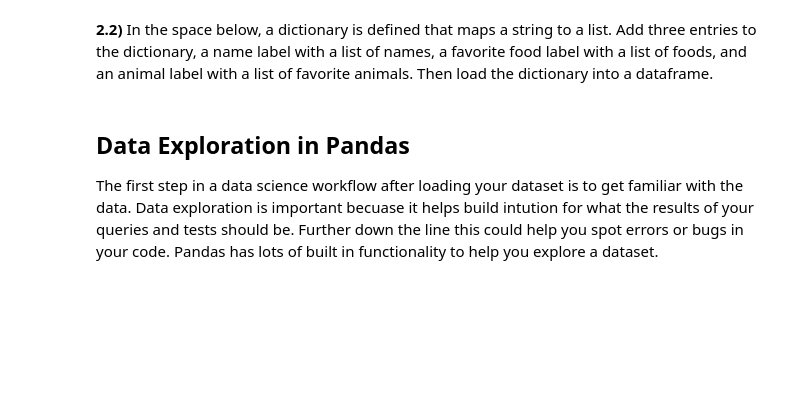
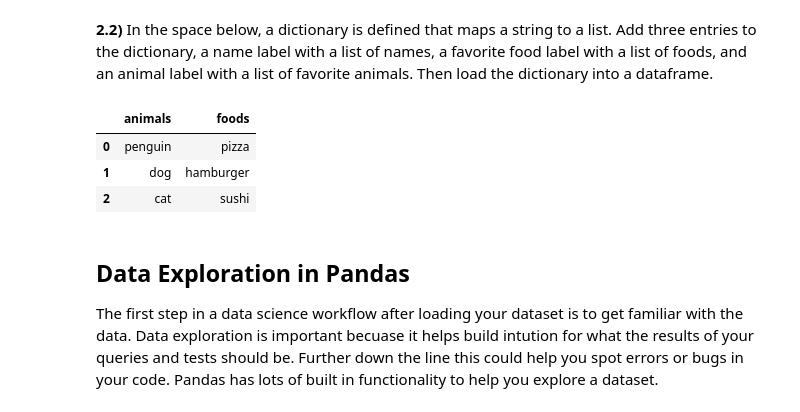
Before and after one commit to mdavis31/bigdata, a Jupyter notebook: week2_intro_to_pandas.ipynb, the cells around one changed output. Saved outputs shown, nothing was run; the diff lists cells and outputs as text; code cells hidden in the pictures; blank space fills up the shorter version.

```diff
--- a/week2_intro_to_pandas.ipynb
+++ b/week2_intro_to_pandas.ipynb
@@ -128,3 +146,15 @@ favs_dict = {}
+# %%
+favs_dict = {
+    'animals': ['penguin', 'dog', 'cat'],
+    'foods': ['pizza', 'hamburger', 'sushi']
+}
+
+pd.DataFrame (favs_dict)
+# %% [output]
+|  | animals | foods |
+| 0 | penguin | pizza |
+| 1 | dog | hamburger |
+| 2 | cat | sushi |
 # %% [markdown]
 ## Data Exploration in Pandas
 The first step in a data science workflow after loading your dataset is to get familiar with the data. Data exploration is important becuase it helps build intution for what the results of your queries and tests should be. Further down the line this could help you spot errors or bugs in your code. Pandas has lots of built in functionality to help you explore a dataset.
```
Also changed, not shown: parts of 14 cells of this notebook.
